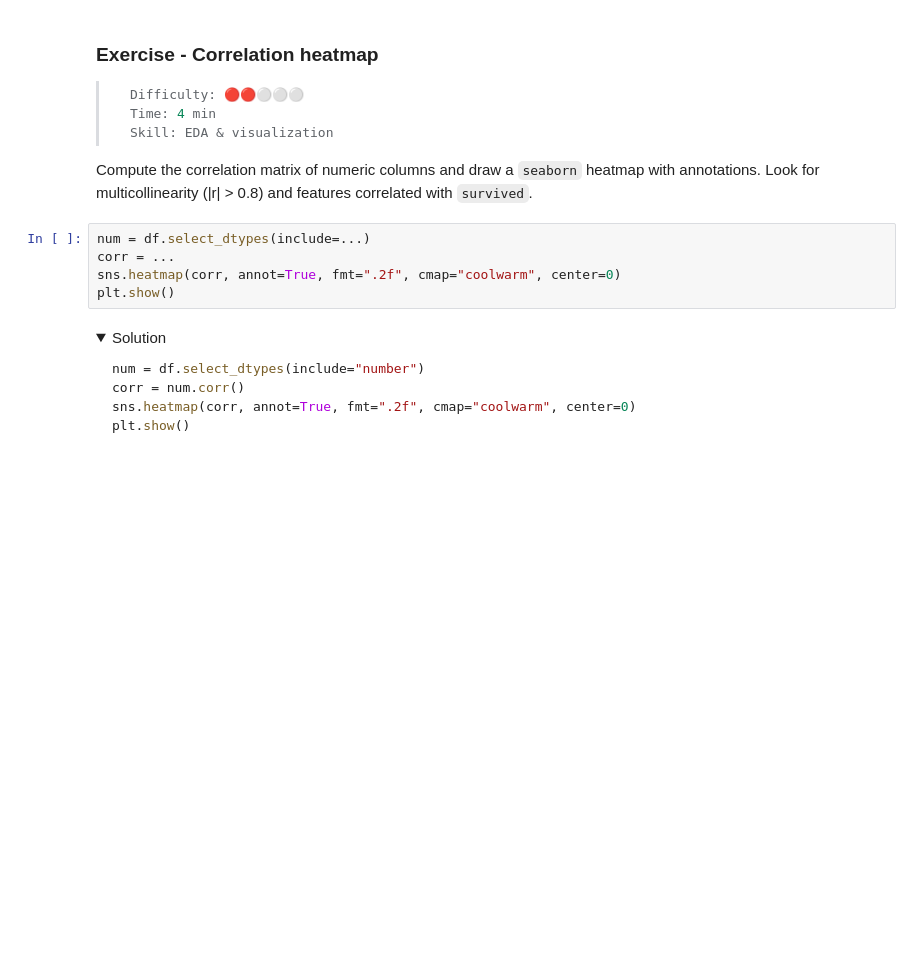
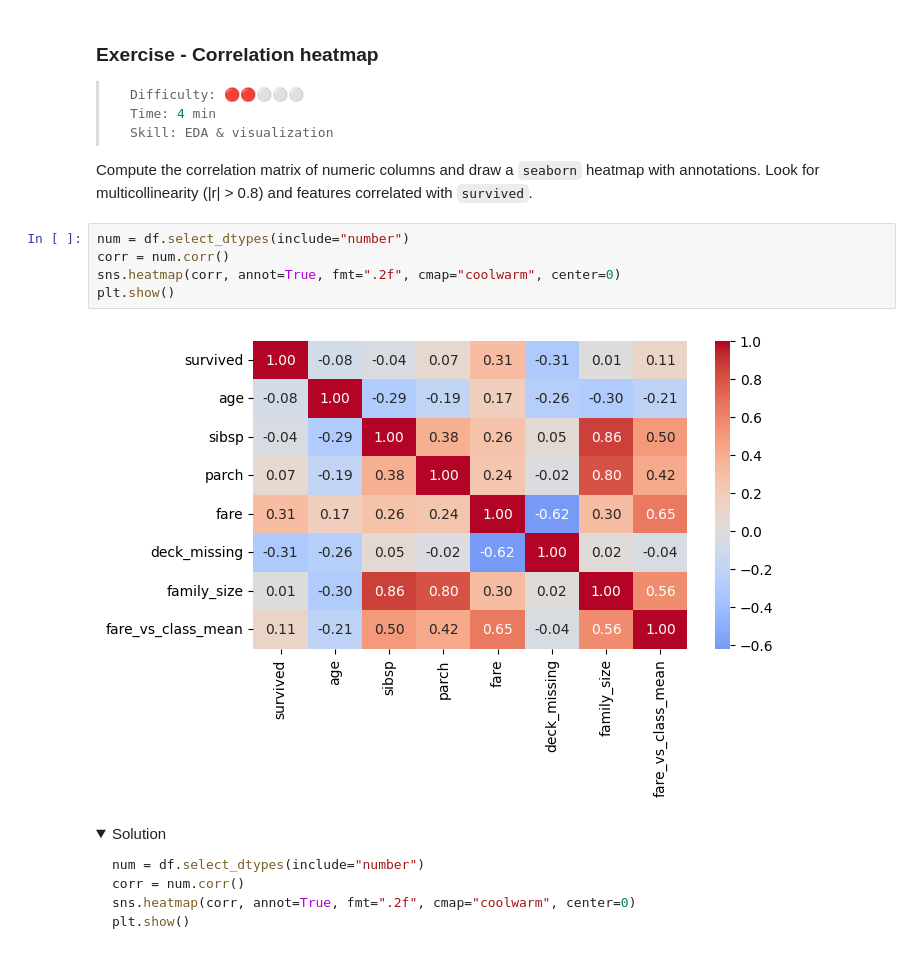
Before and after one commit to eliasubz/pytorch-basics, a Jupyter notebook: BCG_FDS_DataPrep_Drill.ipynb, the cells around one changed output. Cells and saved outputs as stored; diff of their text form; folded sections open; blank space fills up the shorter version.

```diff
--- a/BCG_FDS_DataPrep_Drill.ipynb
+++ b/BCG_FDS_DataPrep_Drill.ipynb
@@ -587,10 +671,12 @@ plt.title("fare distribution"); plt.xlabel("fare"); plt.show()
 
 Compute the correlation matrix of numeric columns and draw a `seaborn` heatmap with annotations. Look for multicollinearity (|r| > 0.8) and features correlated with `survived`.
 # %%
-num = df.select_dtypes(include=...)
-corr = ...
+num = df.select_dtypes(include="number")
+corr = num.corr()
 sns.heatmap(corr, annot=True, fmt=".2f", cmap="coolwarm", center=0)
 plt.show()
+# %% [output]
+[figure, added]
 # %% [markdown]
 <details><summary>Solution</summary>
 
```
Also changed, not shown: parts of 12 cells of this notebook.
